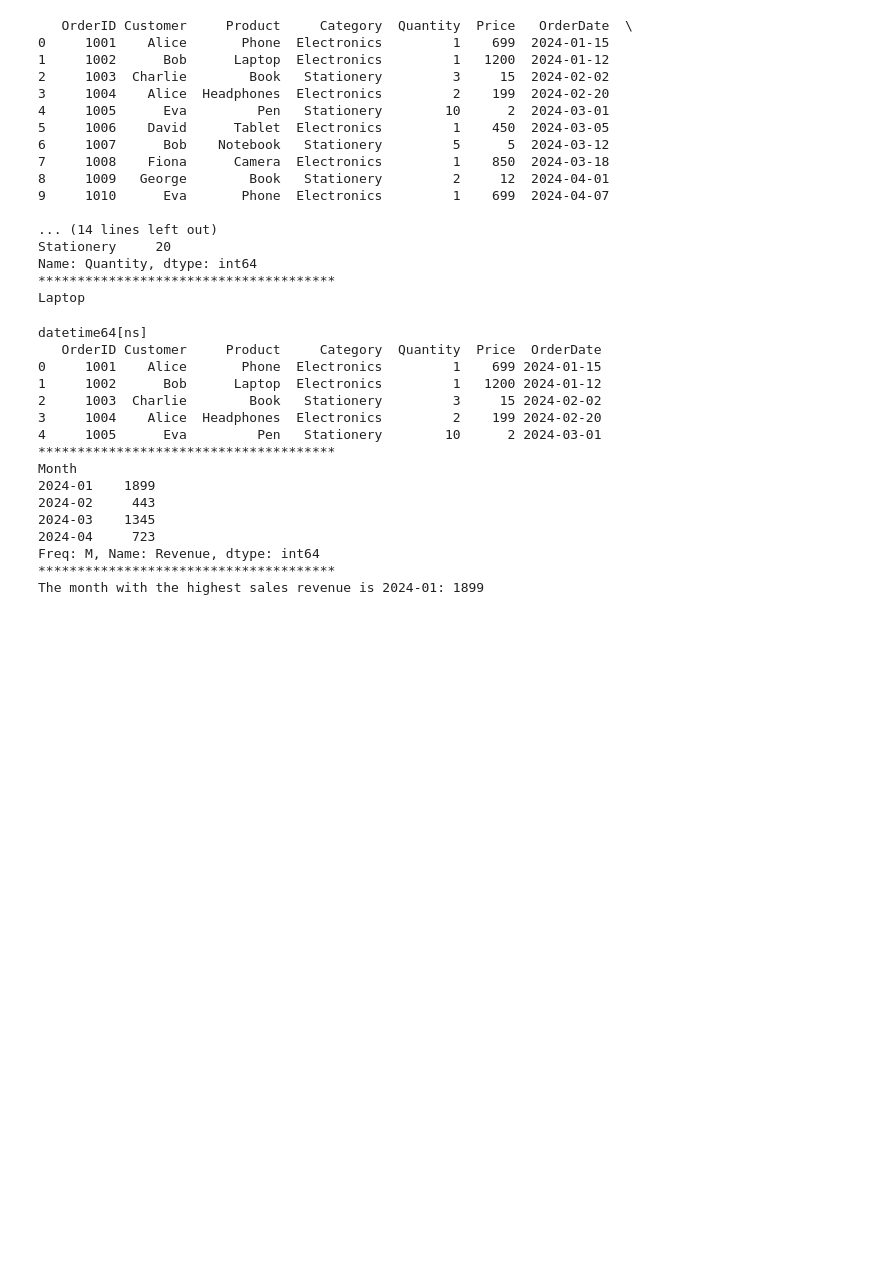
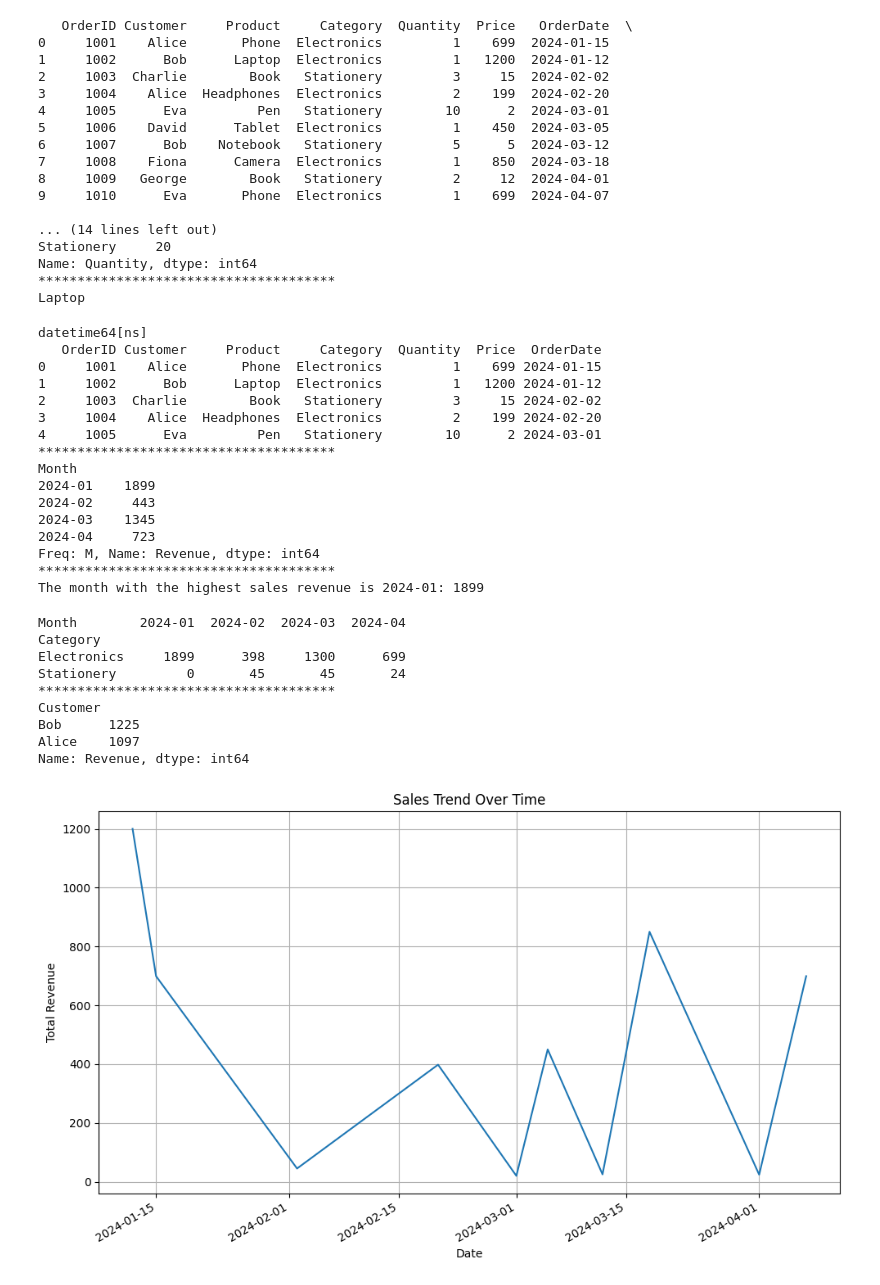
Before and after one commit to anis5165/NotJustPython, a Jupyter notebook: data_library/Pandas/sales_dataset.ipynb, the cells around one changed output. Saved outputs shown, nothing was run; the diff lists cells and outputs as text; code cells hidden in the pictures; blank space fills up the shorter version.

Commit message:
matplotlib practice done

```diff
--- a/data_library/Pandas/sales_dataset.ipynb
+++ b/data_library/Pandas/sales_dataset.ipynb
@@ -168,3 +168,57 @@ Month
 Freq: M, Name: Revenue, dtype: int64
 **************************************
 The month with the highest sales revenue is 2024-01: 1899
+# %%
+# Level 6: Advanced
+# Create a pivot table showing Category vs. Month with total Revenue.
+# Convert OrderDate to datetime
+df["OrderDate"] = pd.to_datetime(df["OrderDate"])
+# Add Revenue column
+df["Revenue"] = df["Quantity"] * df["Price"]
+# Extract Year-Month
+df["Month"] = df["OrderDate"].dt.to_period("M")
+
+# Create pivot table: Category vs. Month
+pivot = pd.pivot_table(
+    df,
+    values="Revenue",
+    index="Category",
+    columns="Month",
+    aggfunc="sum",
+    fill_value=0
+)
+print(pivot)
+print("**************************************")
+
+
+#Find the top 2 customers by revenue.
+df["Revenue"] = df["Quantity"] * df["Price"]
+customers_revenue = df.groupby("Customer")["Revenue"].sum()
+# print(customers_revenue)
+top_customers = customers_revenue.sort_values(ascending=False).head(2)
+print(top_customers)
+
+
+#Visualize sales trend (Revenue over time) with matplotlib or pandas.plot().
+import matplotlib.pyplot as plt
+plt.figure(figsize=(10,6))
+df["OrderDate"] = pd.to_datetime(df["OrderDate"])
+df["Revenue"] = df["Quantity"] * df["Price"]
+df.groupby("OrderDate")["Revenue"].sum().plot()
+plt.title("Sales Trend Over Time")
+plt.xlabel("Date")
+plt.ylabel("Total Revenue")
+plt.grid()
+plt.tight_layout()
+plt.show()
+# %% [output]
+Month        2024-01  2024-02  2024-03  2024-04
+Category
+Electronics     1899      398     1300      699
+Stationery         0       45       45       24
+**************************************
+Customer
+Bob      1225
+Alice    1097
+Name: Revenue, dtype: int64
+[figure, added]
```
Also changed, not shown: 3 other files.
